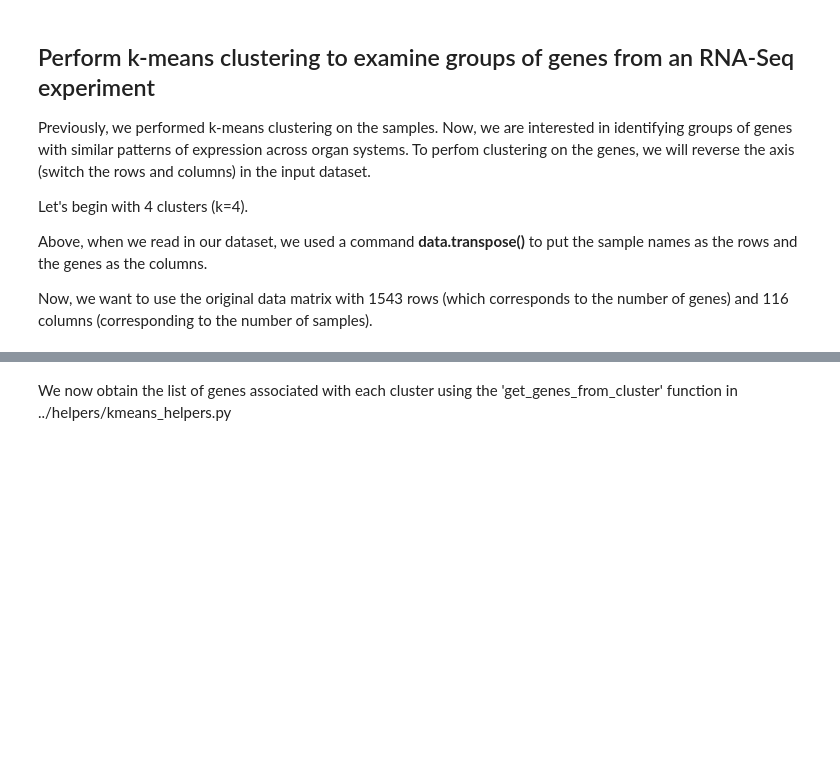
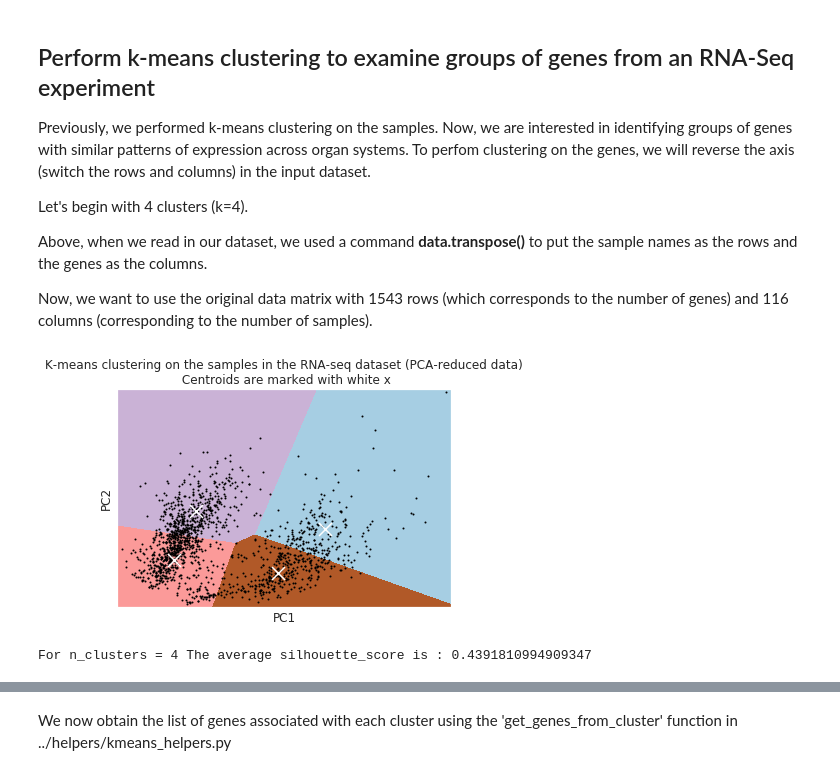
Before and after one commit to CArellG/humbio51, a Jupyter notebook: class_09_Kmeans_Clustering/9-Introduction to Kmeans clustering of samples.ipynb, the cells around one changed output, grey strips where cells are left out. Cells and saved outputs as stored; diff of their text form; code cells hidden in the pictures; blank space fills up the shorter version.

```diff
--- a/class_09_Kmeans_Clustering/9-Introduction to Kmeans clustering of samples.ipynb
+++ b/class_09_Kmeans_Clustering/9-Introduction to Kmeans clustering of samples.ipynb
@@ -261,7 +360,17 @@ Now, we want to use the original data matrix with 1543 rows (which corresponds t
 # %%
 #Fill in the code below to run the k-means clustering on the genes.
 ## BEGIN SOLUTION ##
+k=4
+clusters=scikit_PCAandkmeans(rnaseq_data,
+                       k,
+                       xlabel='PC1',
+                       ylabel='PC2',
+                       plottitle='K-means clustering on the samples in the RNA-seq dataset (PCA-reduced data)'
+                      )
 ## END SOLUTION ##
+# %% [output]
+[figure, added]
+For n_clusters = 4 The average silhouette_score is : 0.4391810994909347
 # %%
 #To see what the output of the kmeans clustering looks like, print the first ten lines
 print(clusters[0:10])
```
Also changed, not shown: parts of 24 cells of this notebook, 2 other files.
